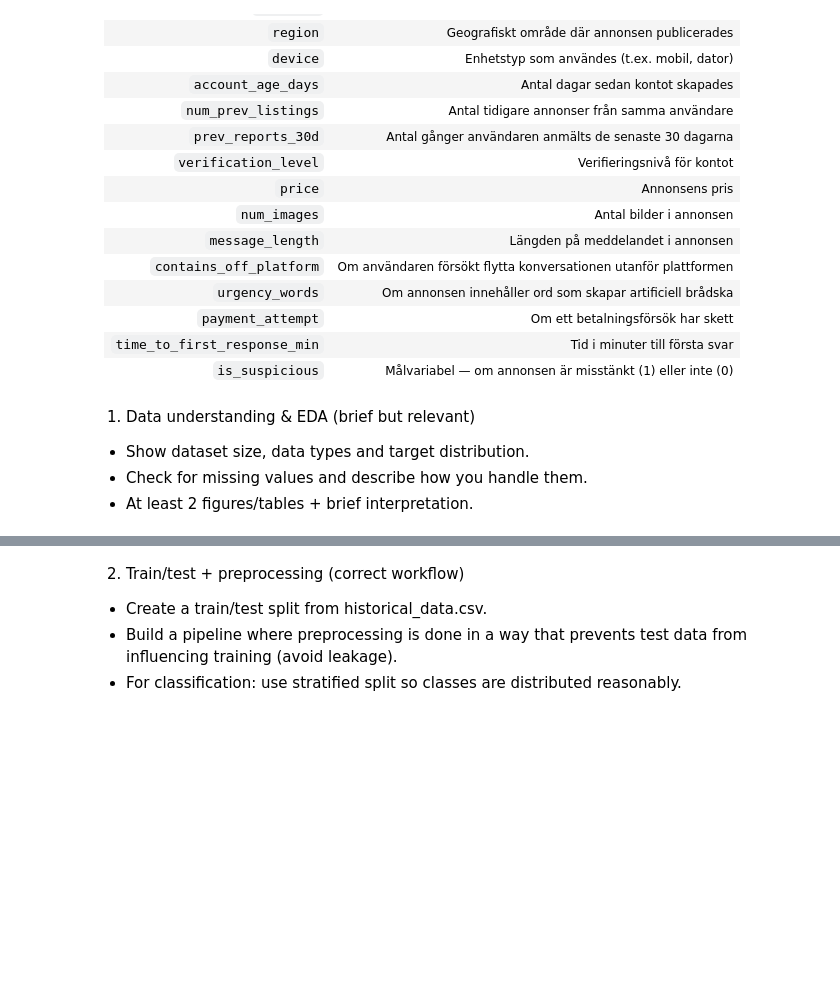
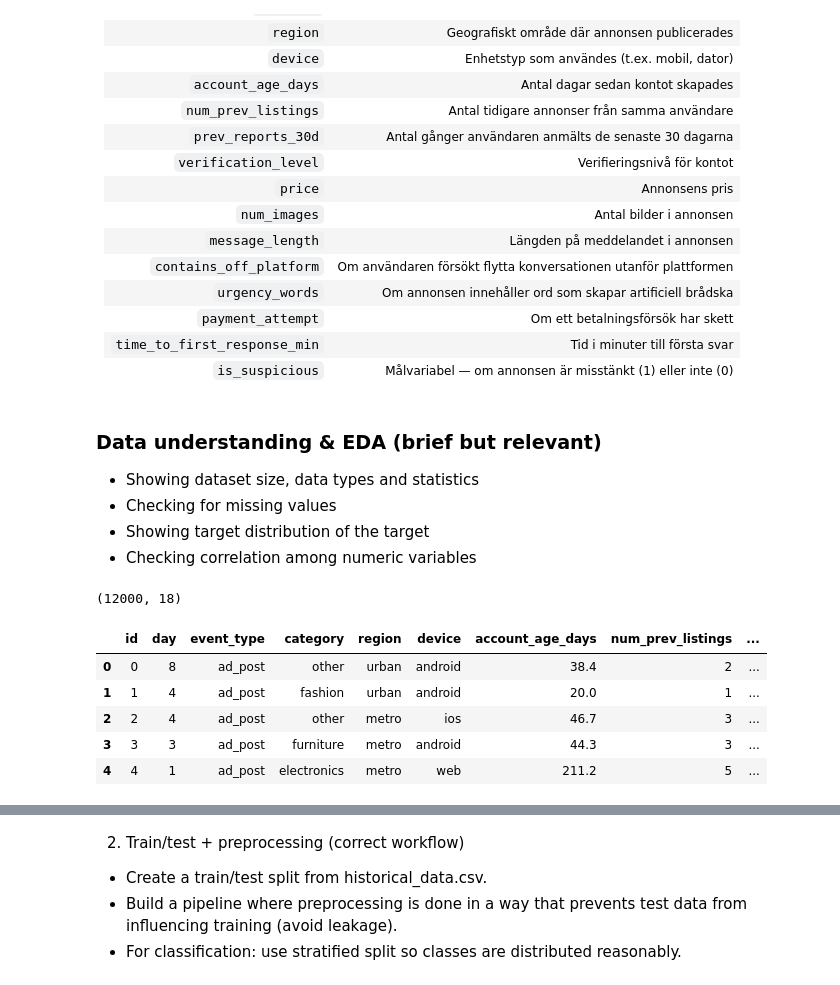
Before and after one commit to IreneGrisenti/Marketplace_Safety_Scam_detection, a Jupyter notebook: Notebooks/scam_detection_model.ipynb, the cells around one changed output, grey strips where cells are left out. Cells and saved outputs as stored; diff of their text form; code cells hidden in the pictures; blank space fills up the shorter version.

```diff
--- a/Notebooks/scam_detection_model.ipynb
+++ b/Notebooks/scam_detection_model.ipynb
@@ -76,6 +77,20 @@ sns.set_theme(palette="rocket", font="Helvetica")
 # %% [markdown]
-1) Data understanding & EDA (brief but relevant)
+### Data understanding & EDA (brief but relevant)
 
-- Show dataset size, data types and target distribution.
-- Check for missing values and describe how you handle them.
-- At least 2 figures/tables + brief interpretation.
+- Showing dataset size, data types and statistics
+- Checking for missing values
+- Showing target distribution of the target
+- Checking correlation among numeric variables
+# %%
+marketplace_data = pd.read_csv("../Data/historical_data.csv")
+
+print(marketplace_data.shape)
+marketplace_data.head()
+# %% [output]
+(12000, 18)
+|  | id | day | event_type | category | region | device | account_age_days | num_prev_listings | ... |
+| 0 | 0 | 8 | ad_post | other | urban | android | 38.4 | 2 | ... |
+| 1 | 1 | 4 | ad_post | fashion | urban | android | 20.0 | 1 | ... |
+| 2 | 2 | 4 | ad_post | other | metro | ios | 46.7 | 3 | ... |
+| 3 | 3 | 3 | ad_post | furniture | metro | android | 44.3 | 3 | ... |
+| 4 | 4 | 1 | ad_post | electronics | metro | web | 211.2 | 5 | ... |
```
Also changed, not shown: parts of 7 cells of this notebook, 1 other file.
